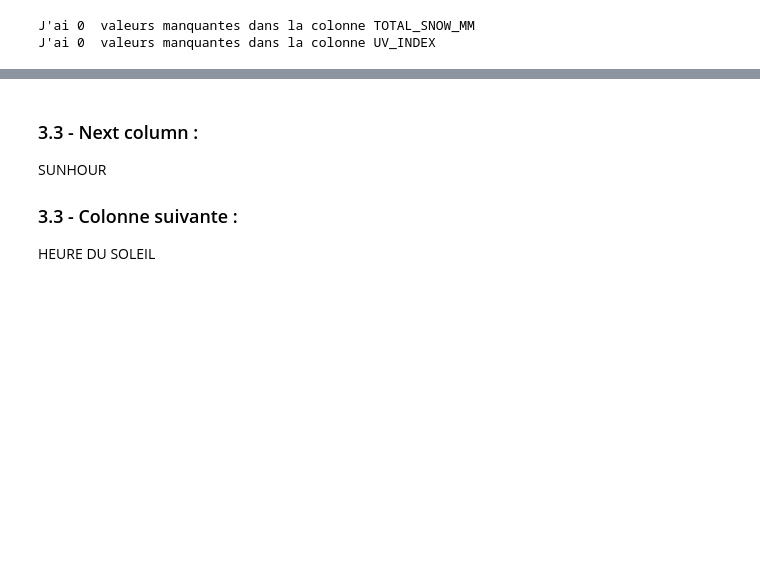
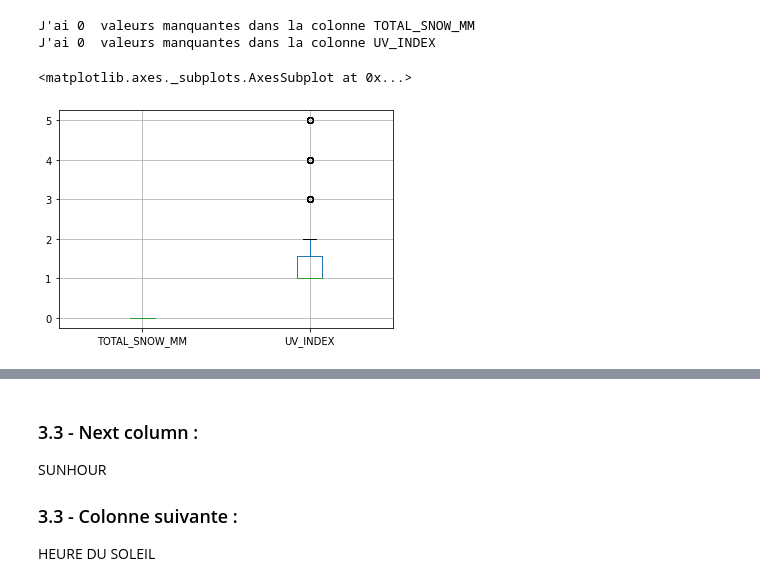
Before and after one commit to mars241/PYTHON, a Jupyter notebook: AAM_WCS_Pandas_Merge_and_fill_missing_values.ipynb, the cells around one changed output, grey strips where cells are left out. Saved outputs shown, nothing was run; the diff lists cells and outputs as text; code cells hidden in the pictures; blank space fills up the shorter version.

```diff
--- a/AAM_WCS_Pandas_Merge_and_fill_missing_values.ipynb
+++ b/AAM_WCS_Pandas_Merge_and_fill_missing_values.ipynb
@@ -530,3 +560,14 @@ df2018['UV_INDEX'].fillna(mean_uv, inplace = True)
 
 print("I have " ,df2018['TOTAL_SNOW_MM'].isna().sum(), "missing values in the column TOTAL_SNOW_MM.")
 print("I have " ,df2018['UV_INDEX'].isna().sum(), "missing values in the column UV_INDEX.")
+# %%
+# Autrement
+# Votre code ici :
+
+"""
+Pour vérifier si les valeurs aberrantes peuvent surestimer la valeur de la moyenne pour les deux colonnes, On vas commencer par dessiner un boxplot.
+"""
+df2018.boxplot(column=['TOTAL_SNOW_MM' , 'UV_INDEX'])
+# %% [output]
+<matplotlib.axes._subplots.AxesSubplot at 0x...>
+[figure, added]
```
Also changed, not shown: parts of 8 cells of this notebook.
